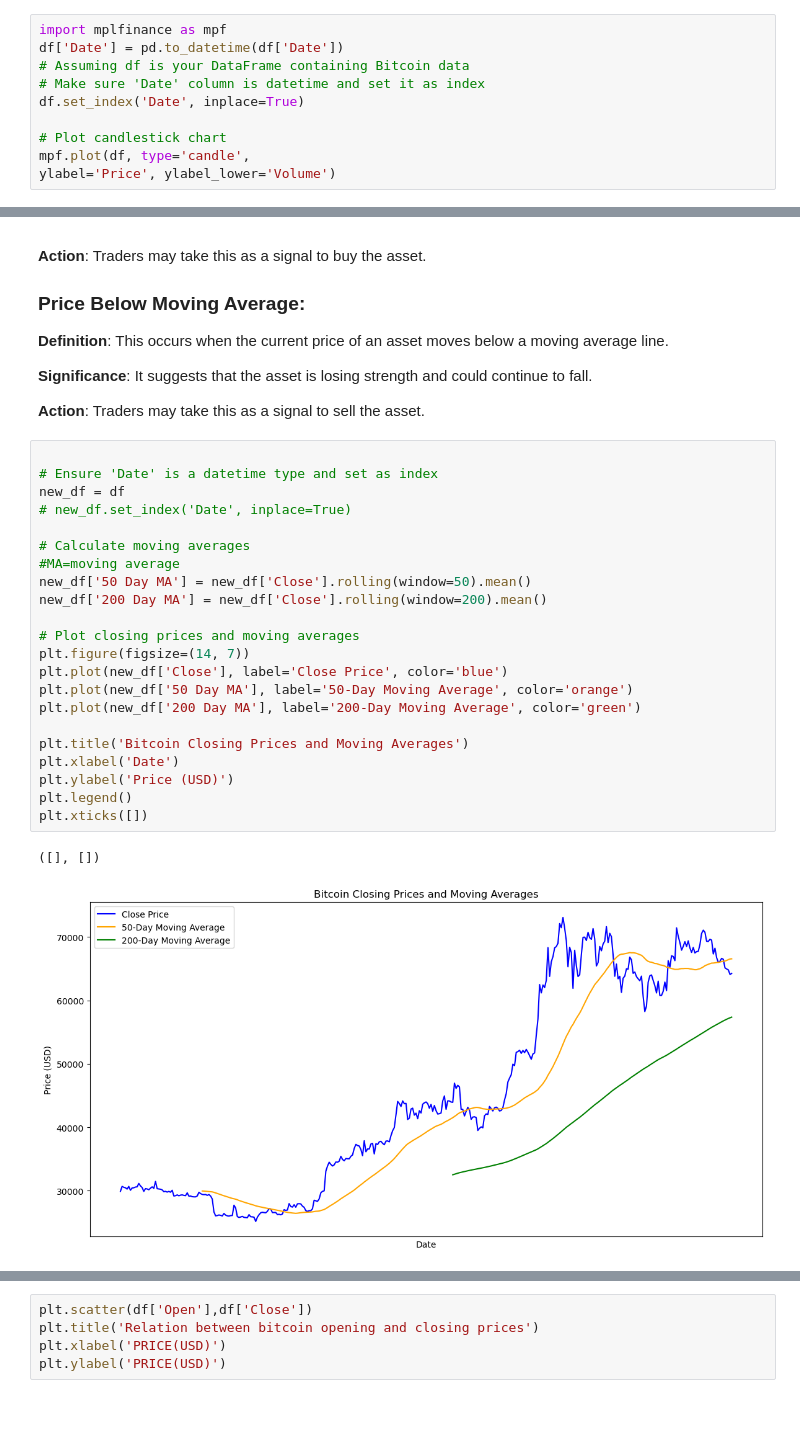
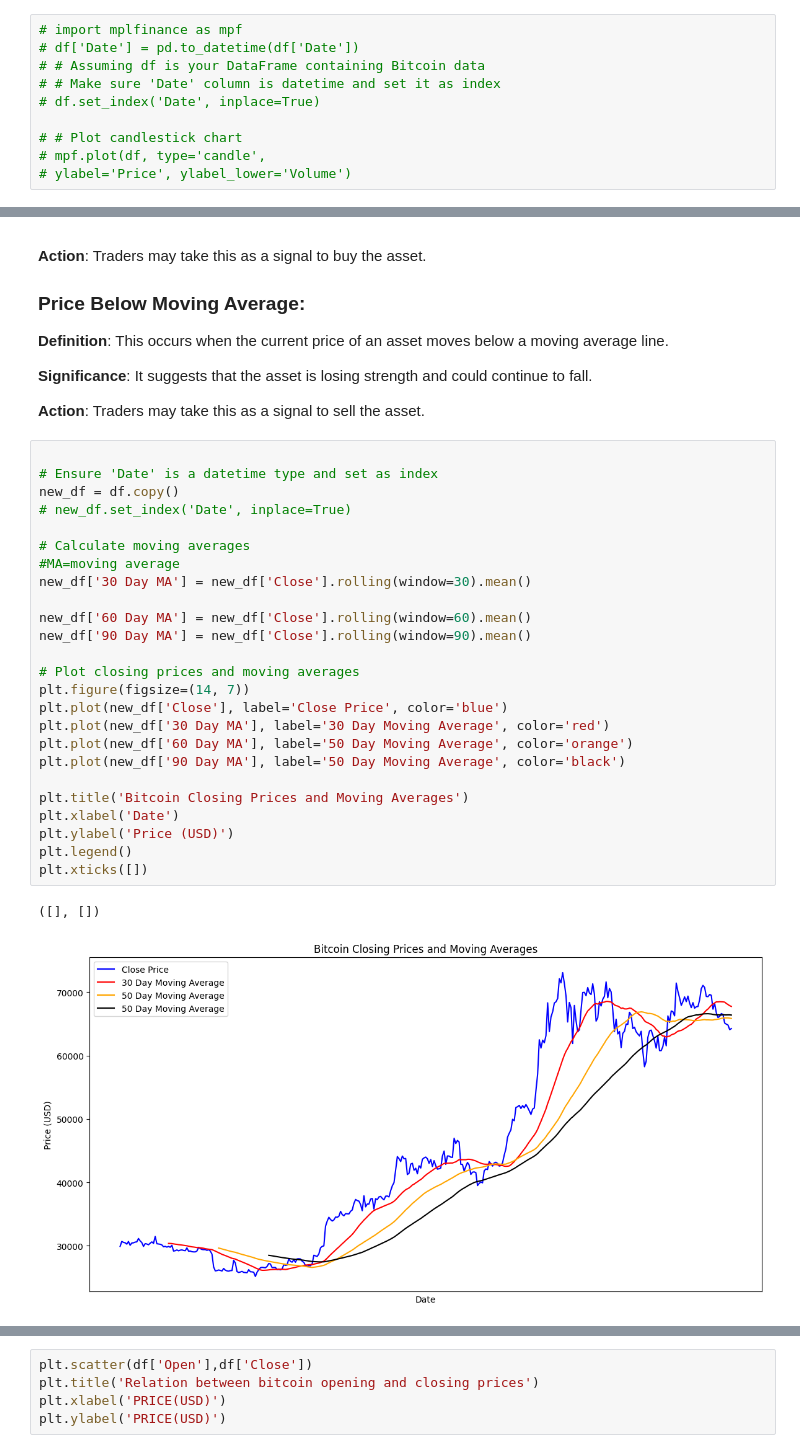
Before and after one commit to samuel2l/ML-projects, a Jupyter notebook: decision trees/bitcoin price predictor/btc_predictor_random_forest.ipynb, the cells around one changed output, grey strips where cells are left out. Saved outputs shown, nothing was run; the diff lists cells and outputs as text; blank space fills up the shorter version.

```diff
--- a/decision trees/bitcoin price predictor/btc_predictor_random_forest.ipynb
+++ b/decision trees/bitcoin price predictor/btc_predictor_random_forest.ipynb
@@ -71,15 +71,15 @@ plt.show()
 # %% [markdown]
 ### CANDLE STICK CHART
 # %%
-import mplfinance as mpf
-df['Date'] = pd.to_datetime(df['Date'])
-# Assuming df is your DataFrame containing Bitcoin data
-# Make sure 'Date' column is datetime and set it as index
-df.set_index('Date', inplace=True)
+# import mplfinance as mpf
+# df['Date'] = pd.to_datetime(df['Date'])
+# # Assuming df is your DataFrame containing Bitcoin data
+# # Make sure 'Date' column is datetime and set it as index
+# df.set_index('Date', inplace=True)
 
-# Plot candlestick chart
-mpf.plot(df, type='candle',
-ylabel='Price', ylabel_lower='Volume')
+# # Plot candlestick chart
+# mpf.plot(df, type='candle',
+# ylabel='Price', ylabel_lower='Volume')
 # %% [markdown]
 ## Moving Average
 
@@ -114,25 +114,28 @@ For example, a 50-day moving average calculates the average value of the last 50
 # %%
 
 # Ensure 'Date' is a datetime type and set as index
-new_df = df
+new_df = df.copy()
 # new_df.set_index('Date', inplace=True)
 
 # Calculate moving averages
 #MA=moving average
-new_df['50 Day MA'] = new_df['Close'].rolling(window=50).mean()
-new_df['200 Day MA'] = new_df['Close'].rolling(window=200).mean()
+new_df['30 Day MA'] = new_df['Close'].rolling(window=30).mean()
+
+new_df['60 Day MA'] = new_df['Close'].rolling(window=60).mean()
+new_df['90 Day MA'] = new_df['Close'].rolling(window=90).mean()
 
 # Plot closing prices and moving averages
 plt.figure(figsize=(14, 7))
 plt.plot(new_df['Close'], label='Close Price', color='blue')
-plt.plot(new_df['50 Day MA'], label='50-Day Moving Average', color='orange')
-plt.plot(new_df['200 Day MA'], label='200-Day Moving Average', color='green')
+plt.plot(new_df['30 Day MA'], label='30 Day Moving Average', color='red')
+plt.plot(new_df['60 Day MA'], label='50 Day Moving Average', color='orange')
+plt.plot(new_df['90 Day MA'], label='50 Day Moving Average', color='black')
 
 plt.title('Bitcoin Closing Prices and Moving Averages')
 plt.xlabel('Date')
 plt.ylabel('Price (USD)')
 plt.legend()
 plt.xticks([])
 # %% [output]
 ([], [])
-[figure, old version]
+[figure, new version]
```
Also changed, not shown: parts of 14 cells of this notebook.
